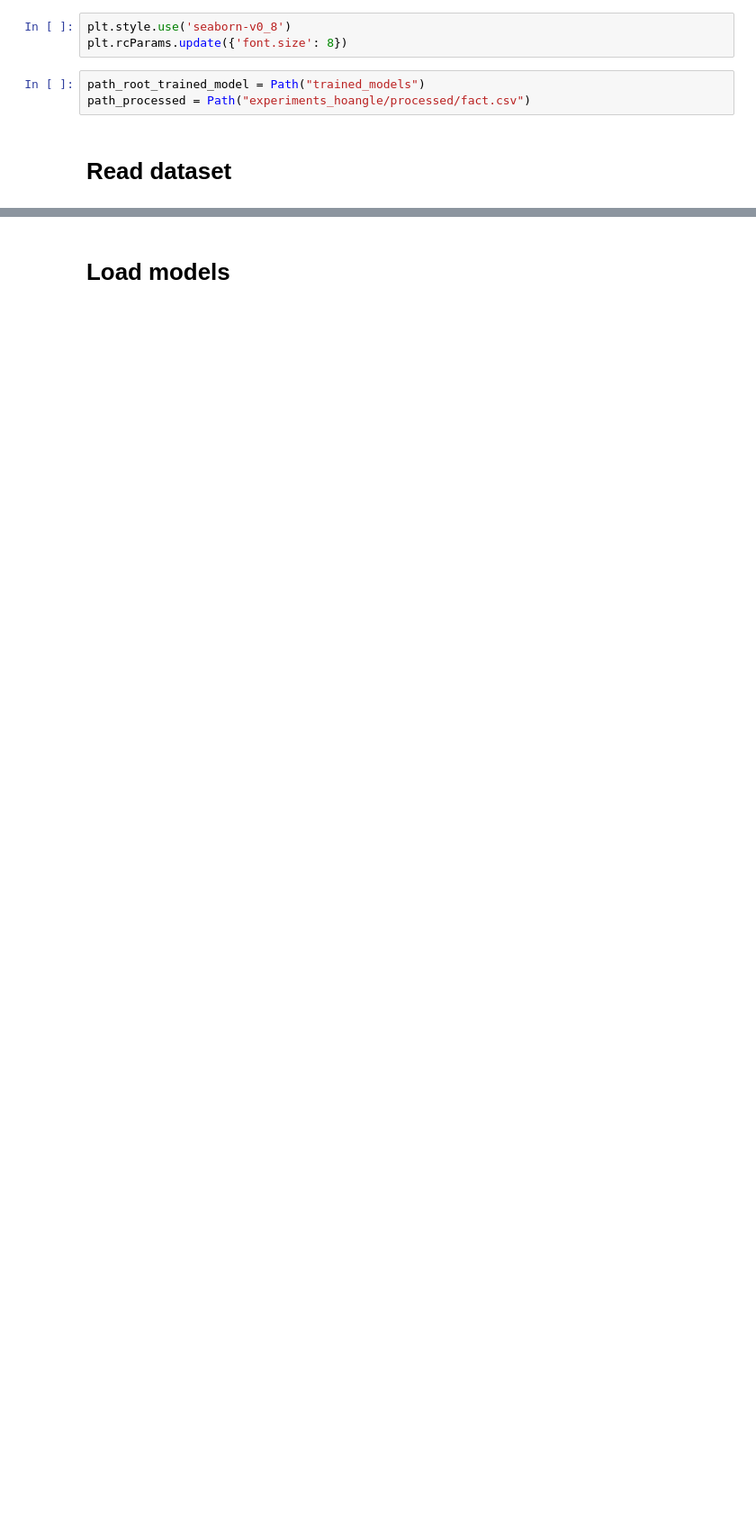
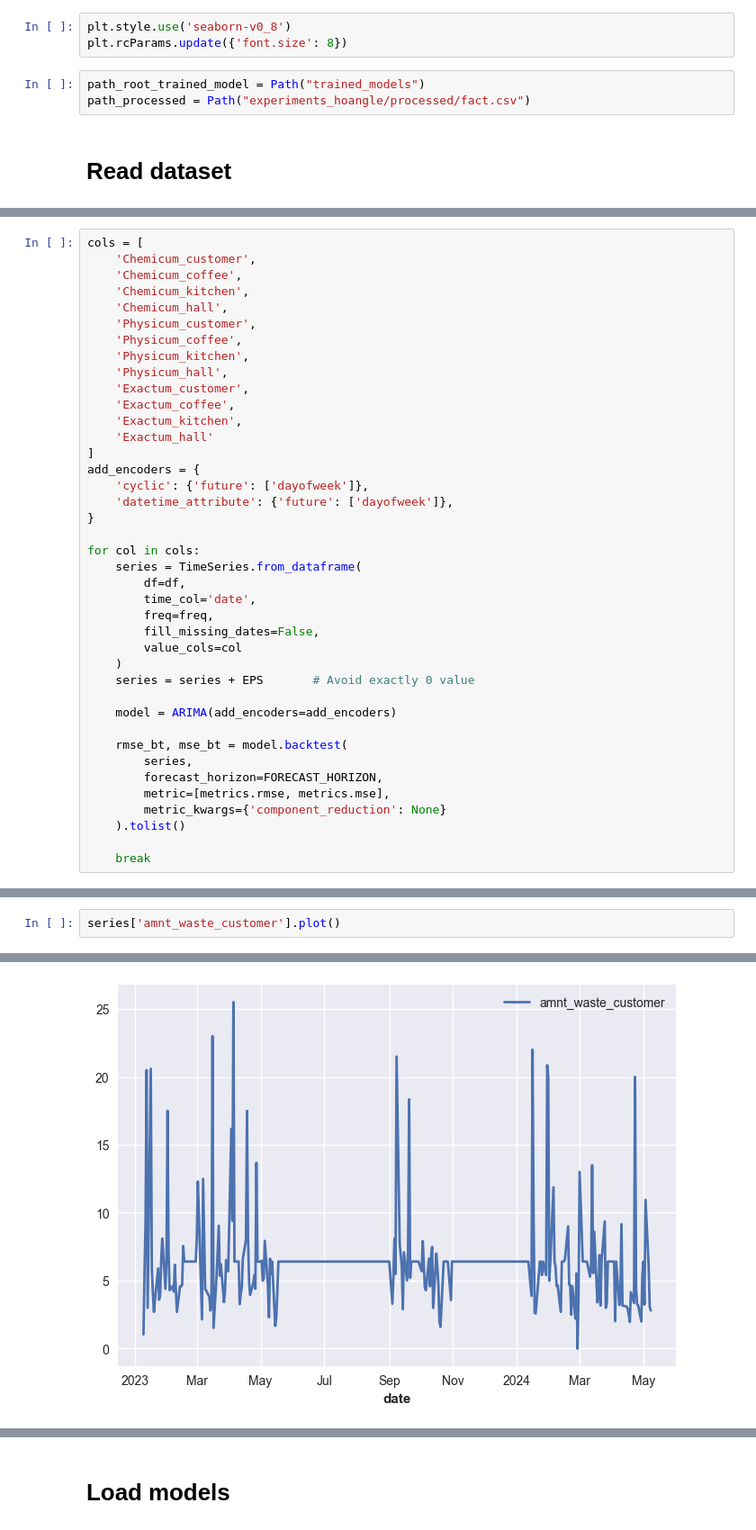
Before and after one commit to Food-Waste-Optimization/Food-Waste-Optimization, a Jupyter notebook: experiments_hoangle/forecast_biowaste.ipynb, the cells around one changed output, grey strips where cells are left out. Shown at 90% size. Drawn from its saved outputs; the diff is of its cells as text; blank space fills up the shorter version.

Commit message:
Use different ML models, training strategy to forecast biowaste

```diff
--- a/experiments_hoangle/forecast_biowaste.ipynb
+++ b/experiments_hoangle/forecast_biowaste.ipynb
@@ -92,0 +602,40 @@ for restaurant in RESTAURANTS:
+# %%
+cols = [
+    'Chemicum_customer',
+    'Chemicum_coffee',
+    'Chemicum_kitchen',
+    'Chemicum_hall',
+    'Physicum_customer',
+    'Physicum_coffee',
+    'Physicum_kitchen',
+    'Physicum_hall',
+    'Exactum_customer',
+    'Exactum_coffee',
+    'Exactum_kitchen',
+    'Exactum_hall'
+]
+add_encoders = {
+    'cyclic': {'future': ['dayofweek']},
+    'datetime_attribute': {'future': ['dayofweek']},
+}
+
+for col in cols:
+    series = TimeSeries.from_dataframe(
+        df=df,
+        time_col='date',
+        freq=freq,
+        fill_missing_dates=False,
+        value_cols=col
+    )
+    series = series + EPS       # Avoid exactly 0 value
+
+    model = ARIMA(add_encoders=add_encoders)
+
+    rmse_bt, mse_bt = model.backtest(
+        series,
+        forecast_horizon=FORECAST_HORIZON,
+        metric=[metrics.rmse, metrics.mse],
+        metric_kwargs={'component_reduction': None}
+    ).tolist()
+
+    break
@@ -92,0 +659,3 @@ for restaurant in RESTAURANTS:
+# %%
+series['amnt_waste_customer'].plot()
+# %% [output]
@@ -92,0 +663 @@ for restaurant in RESTAURANTS:
+[figure, added]
```
Also changed, not shown: parts of 41 cells of this notebook.
